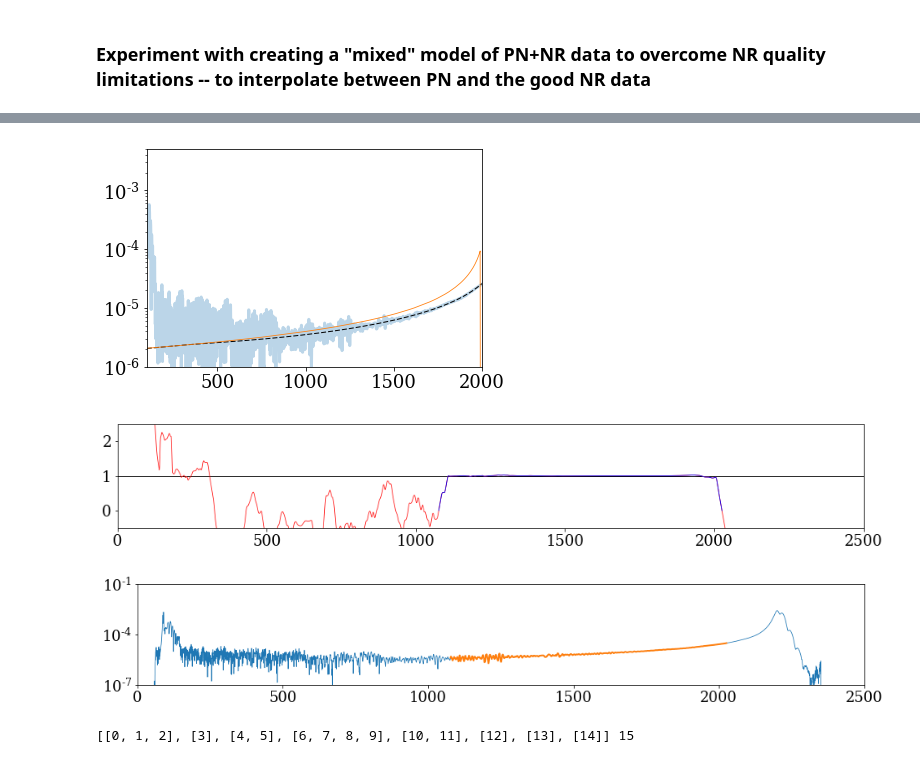
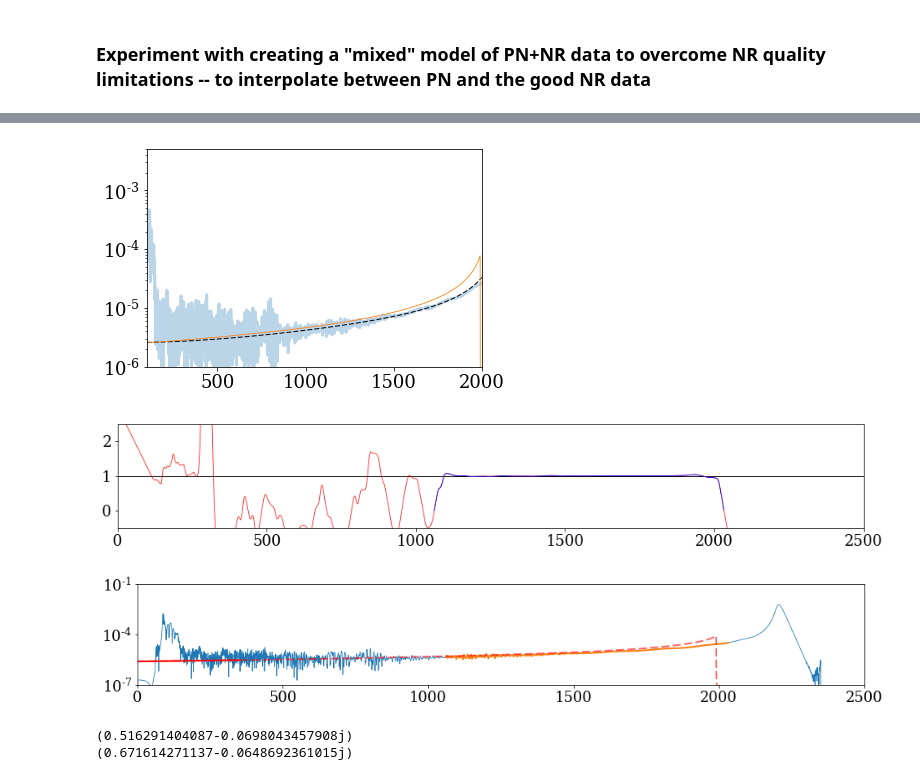
Before and after one commit to llondon6/nrutils_dev, a Jupyter notebook: issues/open/issue_9_auto_hybridization.ipynb, the cells around one changed output, grey strips where cells are left out. Saved outputs shown, nothing was run; the diff lists cells and outputs as text; code cells hidden in the pictures.

```diff
--- a/issues/open/issue_9_auto_hybridization.ipynb
+++ b/issues/open/issue_9_auto_hybridization.ipynb
@@ -229,7 +229,7 @@ for lm in y.__lmlist__:
 # %% [markdown]
 ### Experiment with creating a "mixed" model of PN+NR data to overcome NR quality limitations -- to interpolate between PN and the good NR data
 # %%
-lm = (3,2)
+lm = (2,1)
 
 # Get the raw data for this multipole
 pn_t,pn_y,nr_t,nr_y = pno.pn_gwylmo.t,pno.pn_gwylmo[lm][kind].y,nro.t,nro[lm][kind].y
@@ -279,7 +280,7 @@ xlim( [100,2000] )
 ylim([1e-6,5e-3])
 yscale('log')
 # %% [output]
-[figure, old version]
+[figure, new version]
 # %%
 
 #
@@ -289,33 +290,35 @@ figure( figsize=1*figaspect(1.0/7) )
 axhline(1,color='k',lw=1)
 
 # x = smoothness(abs(nr_y),r=r,stepsize=1)
 # plot( t, x, '-', alpha=0.5, color='k' )
 
 #x_ = smooth( x, 50 ).answer
 #plot( t, x_, '-', alpha=0.5, color='r' )
 
-x_ = smooth( smoothness(abs(nr_y),r=r,stepsize=10), 80 ).answer
+x_ = smooth( smoothness(abs(nr_y),r=r,stepsize=20), 80 ).answer
 plot( t, x_, '-', alpha=0.9, color='r' )
 
 tol = 1
 k = abs(x_-1)<tol
 
 c,m = clump(k[0:argmax(abs(nr_y))])
 k_ = m[ argmax( [ len(_) for _ in m ] ) ]
 
 
 plot( t[k_], x_[k_], 'b' )
 
 xlim( [0,2500] )
 ylim( 1.5*array([-1,1])+1 )
 
 
 figure( figsize=1*figaspect(1.0/7) )
 plot( t,abs(nr_y) )
 plot( t[k_],abs(nr_y)[k_], lw=2 )
+plot( t, abs(pn_y_), '--r', lw=2, alpha=0.6 )
+plot( t[pnmask], abs(pn_y_)[pnmask], 'r', lw=2 )
 xlim( [0,2500] )
 ylim([1e-7,1e-1])
 yscale('log')
 # %% [output]
-[figure, old version]
+[figure, new version]
-[figure, old version]
+[figure, new version]
@@ -324,4 +325,7 @@ c,m = clump(k)
-# %%
-print clump(data)[1]
-# %% [output]
-[[0, 1, 2], [3], [4, 5], [6, 7, 8, 9], [10, 11], [12], [13], [14]] 15
+# %%
+from kerr import leaver
+print leaver(0.9,2,1)[0]
+print leaver(0.9,2,2)[0]
+# %% [output]
+(0.516291404087-0.0698043457908j)
+(0.671614271137-0.0648692361015j)
```
Also changed, not shown: parts of 2 cells of this notebook, 7 other files.
